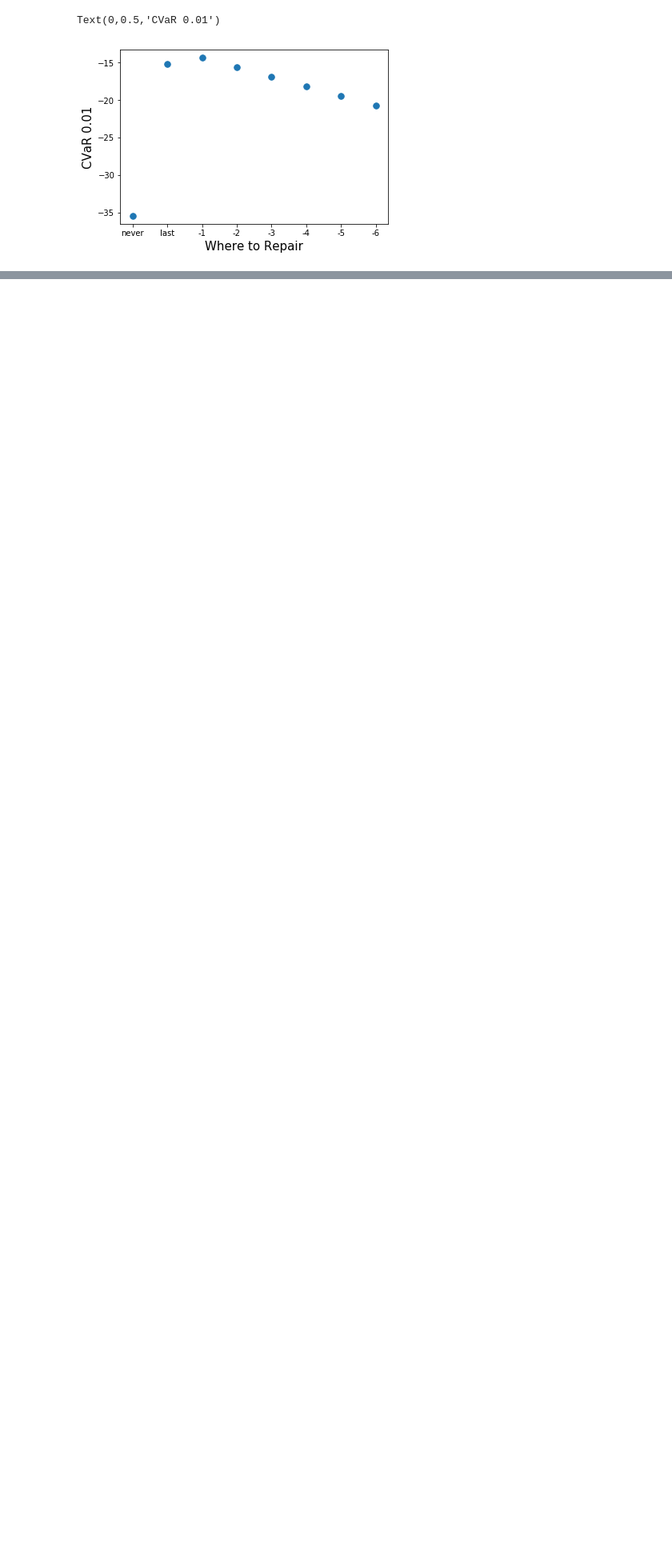
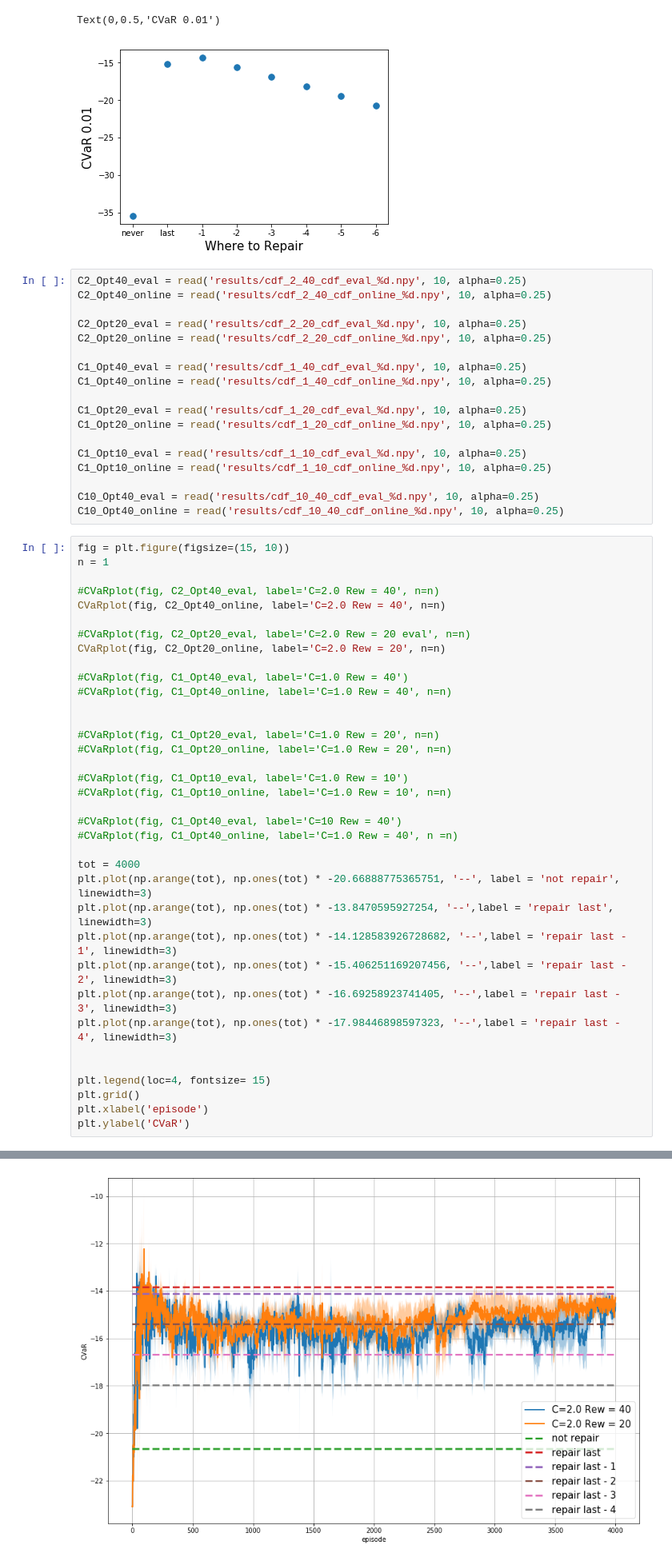
Before and after one commit to Rkeramati/crl, a Jupyter notebook: UAI/Analysis.ipynb, the cells around one changed output, grey strips where cells are left out. Shown at 80% size. Drawn from its saved outputs; the diff is of its cells as text; blank space fills up the shorter version.

```diff
--- a/UAI/Analysis.ipynb
+++ b/UAI/Analysis.ipynb
@@ -85,3 +159,58 @@ plt.ylabel('CVaR 0.01', fontsize=15)
 # %% [output]
 Text(0,0.5,'CVaR 0.01')
 [figure]
+# %%
+C2_Opt40_eval = read('results/cdf_2_40_cdf_eval_%d.npy', 10, alpha=0.25)
+C2_Opt40_online = read('results/cdf_2_40_cdf_online_%d.npy', 10, alpha=0.25)
+
+C2_Opt20_eval = read('results/cdf_2_20_cdf_eval_%d.npy', 10, alpha=0.25)
+C2_Opt20_online = read('results/cdf_2_20_cdf_online_%d.npy', 10, alpha=0.25)
+
+C1_Opt40_eval = read('results/cdf_1_40_cdf_eval_%d.npy', 10, alpha=0.25)
+C1_Opt40_online = read('results/cdf_1_40_cdf_online_%d.npy', 10, alpha=0.25)
+
+C1_Opt20_eval = read('results/cdf_1_20_cdf_eval_%d.npy', 10, alpha=0.25)
+C1_Opt20_online = read('results/cdf_1_20_cdf_online_%d.npy', 10, alpha=0.25)
+
+C1_Opt10_eval = read('results/cdf_1_10_cdf_eval_%d.npy', 10, alpha=0.25)
+C1_Opt10_online = read('results/cdf_1_10_cdf_online_%d.npy', 10, alpha=0.25)
+
+C10_Opt40_eval = read('results/cdf_10_40_cdf_eval_%d.npy', 10, alpha=0.25)
+C10_Opt40_online = read('results/cdf_10_40_cdf_online_%d.npy', 10, alpha=0.25)
+# %%
+fig = plt.figure(figsize=(15, 10))
+n = 1
+
+#CVaRplot(fig, C2_Opt40_eval, label='C=2.0 Rew = 40', n=n)
+CVaRplot(fig, C2_Opt40_online, label='C=2.0 Rew = 40', n=n)
+
+#CVaRplot(fig, C2_Opt20_eval, label='C=2.0 Rew = 20 eval', n=n)
+CVaRplot(fig, C2_Opt20_online, label='C=2.0 Rew = 20', n=n)
+
+#CVaRplot(fig, C1_Opt40_eval, label='C=1.0 Rew = 40')
+#CVaRplot(fig, C1_Opt40_online, label='C=1.0 Rew = 40', n=n)
+
+
+#CVaRplot(fig, C1_Opt20_eval, label='C=1.0 Rew = 20', n=n)
+#CVaRplot(fig, C1_Opt20_online, label='C=1.0 Rew = 20', n=n)
+
+#CVaRplot(fig, C1_Opt10_eval, label='C=1.0 Rew = 10')
+#CVaRplot(fig, C1_Opt10_online, label='C=1.0 Rew = 10', n=n)
+
+#CVaRplot(fig, C1_Opt40_eval, label='C=10 Rew = 40')
+#CVaRplot(fig, C1_Opt40_online, label='C=1.0 Rew = 40', n =n)
+
+tot = 4000
+plt.plot(np.arange(tot), np.ones(tot) * -20.66888775365751, '--', label = 'not repair', linewidth=3)
+plt.plot(np.arange(tot), np.ones(tot) * -13.8470595927254, '--',label = 'repair last', linewidth=3)
+plt.plot(np.arange(tot), np.ones(tot) * -14.128583926728682, '--',label = 'repair last - 1', linewidth=3)
+plt.plot(np.arange(tot), np.ones(tot) * -15.406251169207456, '--',label = 'repair last - 2', linewidth=3)
+plt.plot(np.arange(tot), np.ones(tot) * -16.69258923741405, '--',label = 'repair last - 3', linewidth=3)
+plt.plot(np.arange(tot), np.ones(tot) * -17.98446898597323, '--',label = 'repair last - 4', linewidth=3)
+
+
+plt.legend(loc=4, fontsize= 15)
+plt.grid()
+plt.xlabel('episode')
+plt.ylabel('CVaR')
+# %% [output]
@@ -87,0 +218 @@ Text(0,0.5,'CVaR 0.01')
+[figure, added]
```
Also changed, not shown: parts of 46 cells of this notebook, 6 other files.
